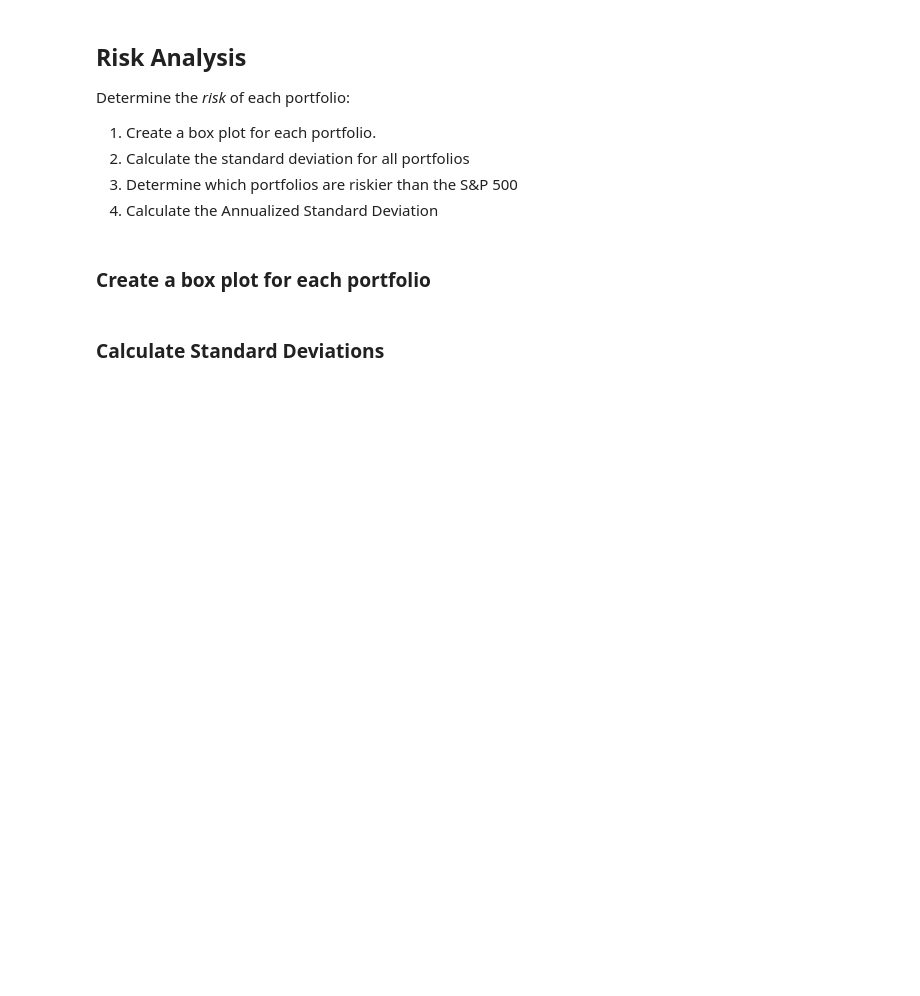
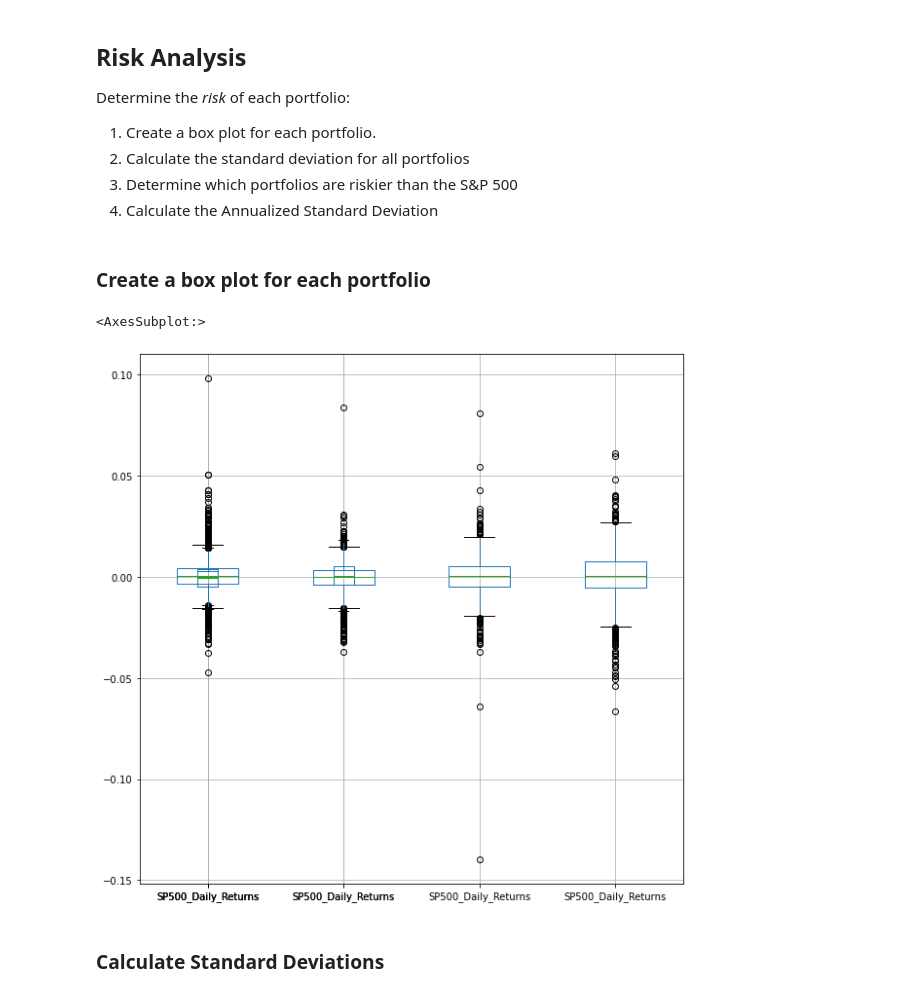
Before and after one commit to ServontiusT/Unit4Homework, a Jupyter notebook: whale_analysis.ipynb, the cells around one changed output. Drawn from its saved outputs; the diff is of its cells as text; code cells hidden in the pictures; blank space fills up the shorter version.

```diff
--- a/whale_analysis.ipynb
+++ b/whale_analysis.ipynb
@@ -199,6 +199,12 @@ Determine the _risk_ of each portfolio:
 ### Create a box plot for each portfolio
 # %%
 # Box plot to visually show risk
+whale_csv_clean.boxplot(figsize=(10,10))
+algo_scv_clean.boxplot()
+sp500_returns_clean.boxplot()
+# %% [output]
+<AxesSubplot:>
+[figure, added]
 # %% [markdown]
 ### Calculate Standard Deviations
 # %%
```
Also changed, not shown: parts of 2 cells of this notebook, 1 other file.
